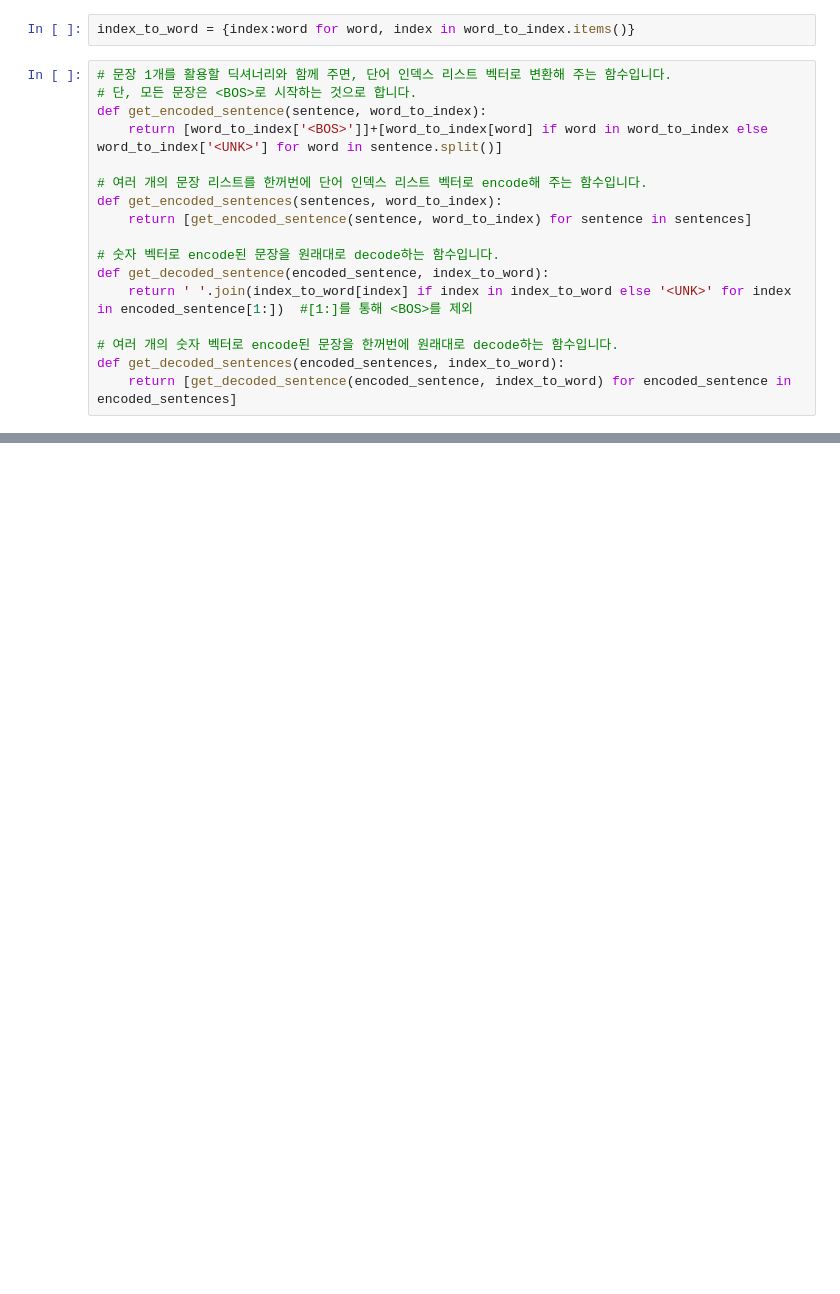
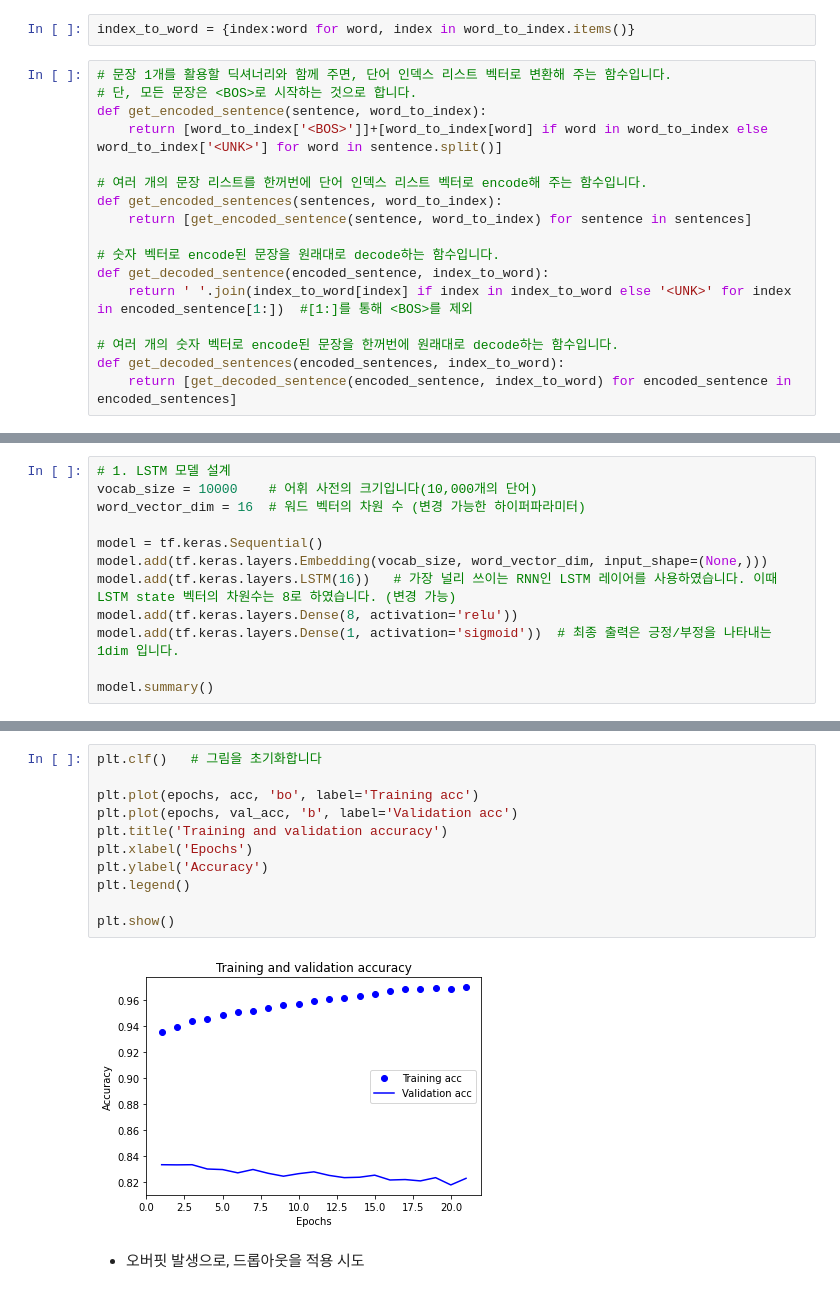
Before and after one commit to coronarita1991/AIFFEL_RESEARCH_STUDY, a Jupyter notebook: Quests/Quest5_20240612/NLP_Project1.ipynb, the cells around one changed output, grey strips where cells are left out. Saved outputs shown, nothing was run; the diff lists cells and outputs as text; blank space fills up the shorter version.

```diff
--- a/Quests/Quest5_20240612/NLP_Project1.ipynb
+++ b/Quests/Quest5_20240612/NLP_Project1.ipynb
@@ -154,0 +275,12 @@ def get_decoded_sentences(encoded_sentences, index_to_word):
+# %%
+# 1. LSTM 모델 설계
+vocab_size = 10000    # 어휘 사전의 크기입니다(10,000개의 단어)
+word_vector_dim = 16  # 워드 벡터의 차원 수 (변경 가능한 하이퍼파라미터)
+
+model = tf.keras.Sequential()
+model.add(tf.keras.layers.Embedding(vocab_size, word_vector_dim, input_shape=(None,)))
+model.add(tf.keras.layers.LSTM(16))   # 가장 널리 쓰이는 RNN인 LSTM 레이어를 사용하였습니다. 이때 LSTM state 벡터의 차원수는 8로 하였습니다. (변경 가능)
+model.add(tf.keras.layers.Dense(8, activation='relu'))
+model.add(tf.keras.layers.Dense(1, activation='sigmoid'))  # 최종 출력은 긍정/부정을 나타내는 1dim 입니다.
+
+model.summary()
@@ -154,0 +373,15 @@ def get_decoded_sentences(encoded_sentences, index_to_word):
+# %%
+plt.clf()   # 그림을 초기화합니다
+
+plt.plot(epochs, acc, 'bo', label='Training acc')
+plt.plot(epochs, val_acc, 'b', label='Validation acc')
+plt.title('Training and validation accuracy')
+plt.xlabel('Epochs')
+plt.ylabel('Accuracy')
+plt.legend()
+
+plt.show()
+# %% [output]
+[figure, added]
+# %% [markdown]
+- 오버핏 발생으로, 드롭아웃을 적용 시도
```
Also changed, not shown: parts of 43 cells of this notebook.
